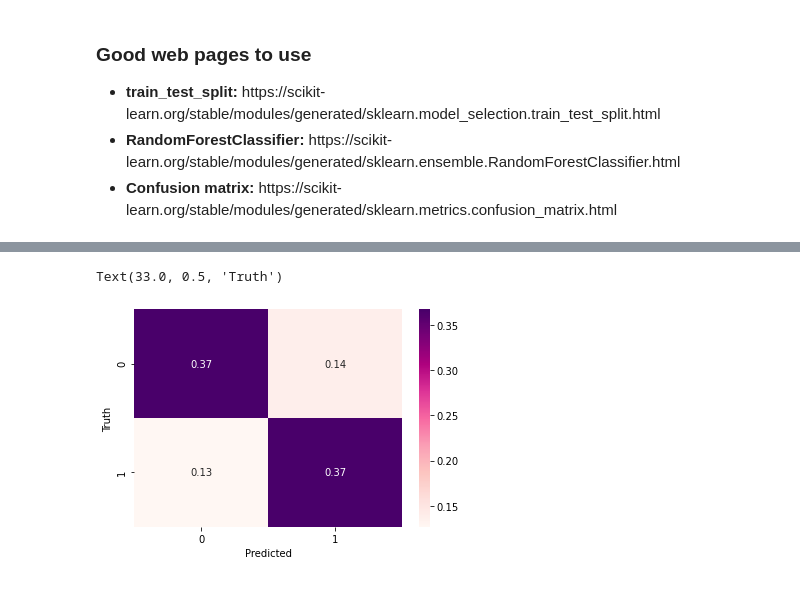
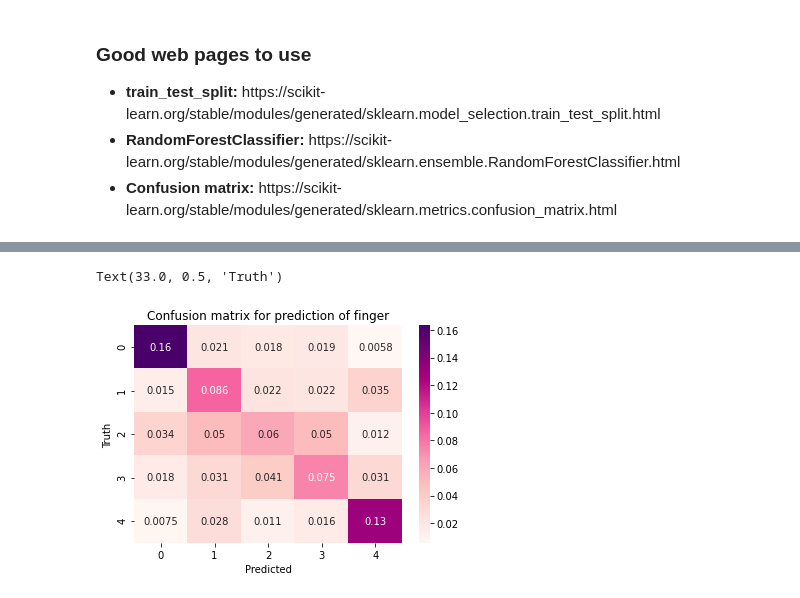
Before and after one commit to hannaisr/KEX2021, a Jupyter notebook: Simple Random Forest.ipynb, the cells around one changed output, grey strips where cells are left out. Saved outputs shown, nothing was run; the diff lists cells and outputs as text; code cells hidden in the pictures.

```diff
--- a/Simple Random Forest.ipynb
+++ b/Simple Random Forest.ipynb
@@ -35,4 +53,6 @@ df.head() # Just to check that everything looks fine
 # %%
 # Choose which columns to be data (X) and target (y)
-X = list(df["Image"]) # The data to be categorized, should be "Image"
-y = df["Hand"] # The target value
+X_name = "Image" # The data to be categorized, should be "Image"
+y_name = "Finger" # The target label. In the end, identity
+X = list(df[X_name])
+y = df[y_name]
@@ -68,12 +92,13 @@ Percentage is ok if the distribution is uniform, otherwise not (better [source](
 # %%
 # Predict class for X.
 y_predicted = model.predict(X_test)
 # Confusion matrix
 cm = confusion_matrix(y_test, y_predicted, normalize='all') # Remove 'normalize="all"' to get absolute numbers
 plt.figure()
 sn.heatmap(cm, annot=True, cmap='RdPu')
+plt.title('Confusion matrix for prediction of '+y_name.lower())
 plt.xlabel('Predicted')
 plt.ylabel('Truth')
 # %% [output]
 Text(33.0, 0.5, 'Truth')
-[figure, old version]
+[figure, new version]
```
Also changed, not shown: parts of 21 cells of this notebook.
